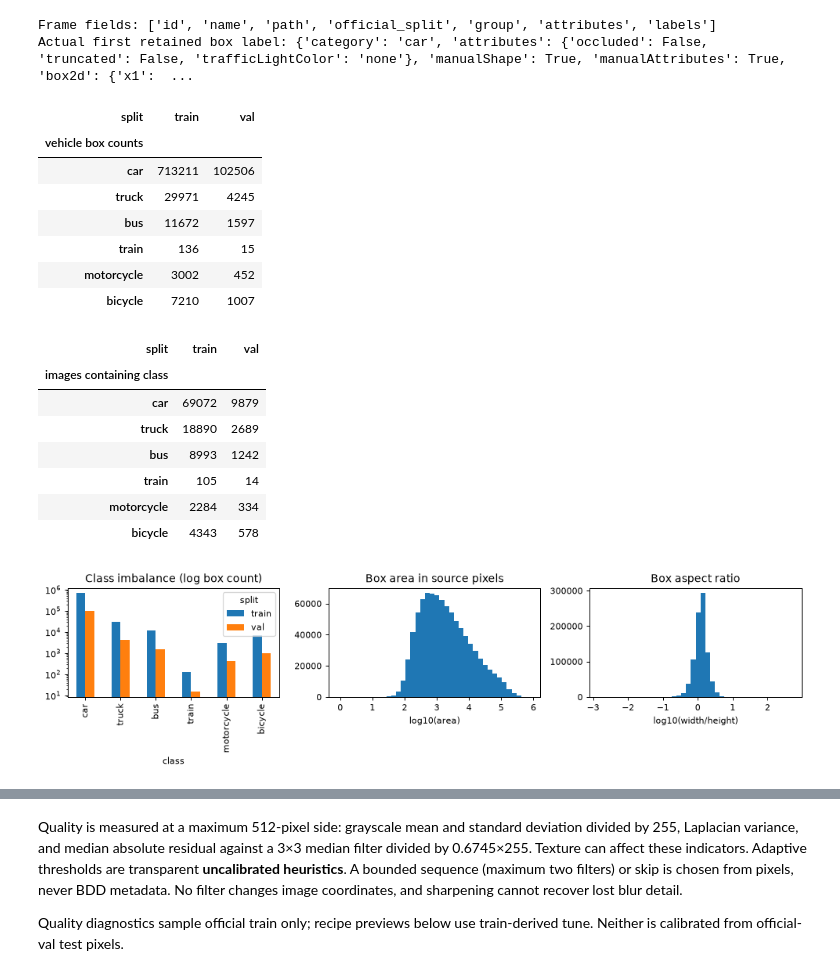
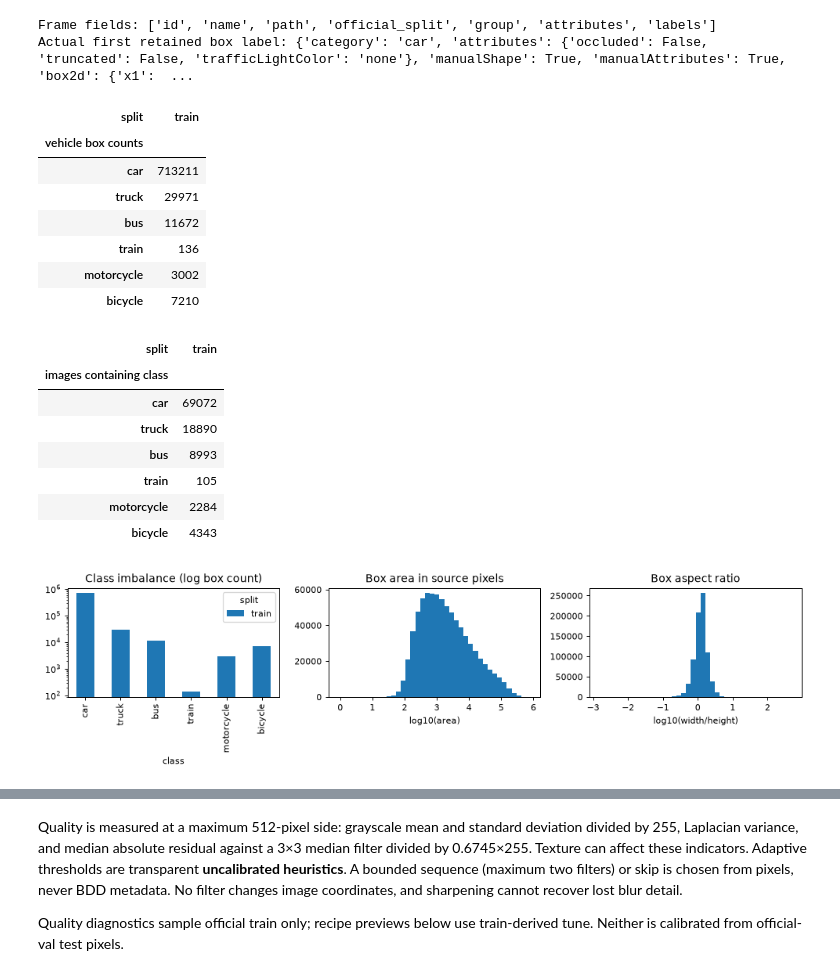
Before and after one commit to truong51972/vehicle-detection, a Jupyter notebook: notebooks/01_data_preparation.ipynb, the cells around one changed output, grey strips where cells are left out. Saved outputs shown, nothing was run; the diff lists cells and outputs as text; code cells hidden in the pictures.

```diff
--- a/notebooks/01_data_preparation.ipynb
+++ b/notebooks/01_data_preparation.ipynb
@@ -115,6 +116,8 @@ display(pd.DataFrame(annotation_sources).T)
 display(pd.Series(audit, name="discovery audit"))
 print("Frame fields:", list(records[0]))
 print("Actual first retained box label:", records[0]["labels"][0])
+# Keep official-val records for ID reservation only; all diagnostics use official train.
+training_records = [r for r in records if r["official_split"] == "train"]
 # %% [output]
 Detection frames with matching images: 79863
 |  | path | sha256 | schema |
@@ -135,7 +138,7 @@ images = pd.DataFrame(
             "split": r["official_split"],
             **{k: r["attributes"].get(k, "unknown") for k in ["weather", "timeofday", "scene"]},
         }
-        for r in records
+        for r in training_records
     ]
 )
 boxes = pd.DataFrame(
@@ -145,51 +148,51 @@ boxes = pd.DataFrame(
             "split": r["official_split"],
             "class": ALIASES.get(label["category"], label["category"]),
             "width": label["box2d"]["x2"] - label["box2d"]["x1"],
             "height": label["box2d"]["y2"] - label["box2d"]["y1"],
         }
-        for r in records
+        for r in training_records
         for label in r["labels"]
     ]
 )
 boxes["area"] = boxes.width * boxes.height
 boxes["aspect_ratio"] = boxes.width / boxes.height
 counts = pd.crosstab(boxes["class"], boxes["split"]).reindex(CLASSES, fill_value=0)
 display(counts.rename_axis("vehicle box counts"))
 display(
     boxes.groupby(["split", "class"])
     .id.nunique()
     .unstack(0)
     .reindex(CLASSES)
     .fillna(0)
     .astype(int)
     .rename_axis("images containing class")
 )
 fig, axes = plt.subplots(1, 3, figsize=(11, 3))
 counts.plot.bar(ax=axes[0], logy=True, title="Class imbalance (log box count)")
 axes[1].hist(np.log10(boxes.loc[boxes.area > 0, "area"]), bins=40)
 axes[1].set(title="Box area in source pixels", xlabel="log10(area)")
 axes[2].hist(np.log10(boxes.loc[boxes.aspect_ratio > 0, "aspect_ratio"]), bins=40)
 axes[2].set(title="Box aspect ratio", xlabel="log10(width/height)")
 fig.tight_layout()
 plt.show()
 # %% [output]
-| split | train | val |
-| vehicle box counts |  |  |
-| car | 713211 | 102506 |
-| truck | 29971 | 4245 |
-| bus | 11672 | 1597 |
-| train | 136 | 15 |
-| motorcycle | 3002 | 452 |
-| bicycle | 7210 | 1007 |
+| split | train |
+| vehicle box counts |  |
+| car | 713211 |
+| truck | 29971 |
+| bus | 11672 |
+| train | 136 |
+| motorcycle | 3002 |
+| bicycle | 7210 |
-| split | train | val |
-| images containing class |  |  |
-| car | 69072 | 9879 |
-| truck | 18890 | 2689 |
-| bus | 8993 | 1242 |
-| train | 105 | 14 |
-| motorcycle | 2284 | 334 |
-| bicycle | 4343 | 578 |
+| split | train |
+| images containing class |  |
+| car | 69072 |
+| truck | 18890 |
+| bus | 8993 |
+| train | 105 |
+| motorcycle | 2284 |
+| bicycle | 4343 |
-[figure, old version]
+[figure, new version]
 # %%
 fig, axes = plt.subplots(1, 3, figsize=(11, 3))
 for ax, key in zip(axes, ["weather", "timeofday", "scene"], strict=True):
```
Also changed, not shown: parts of 15 cells of this notebook, 9 other files.
